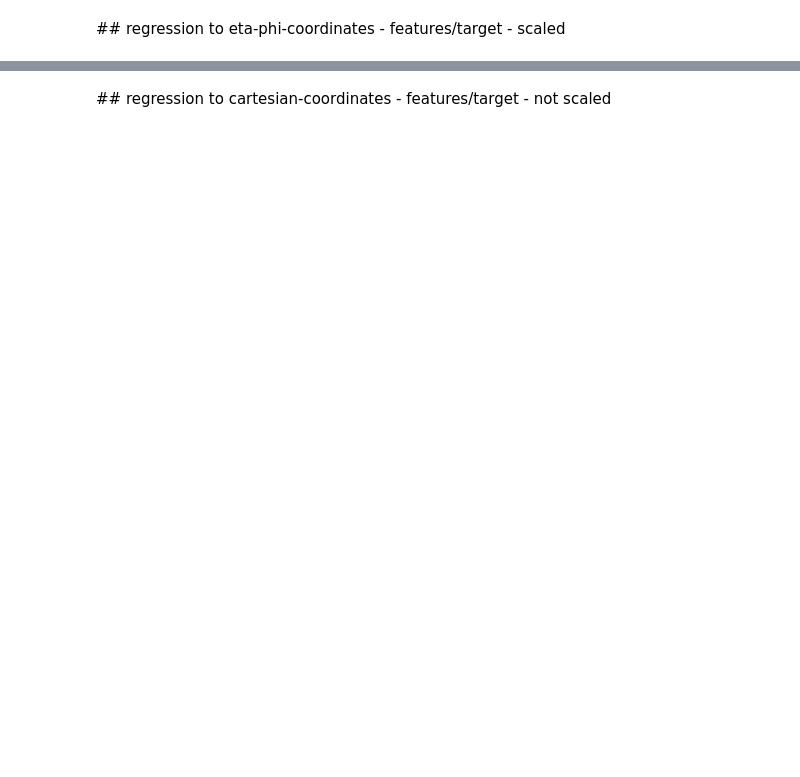
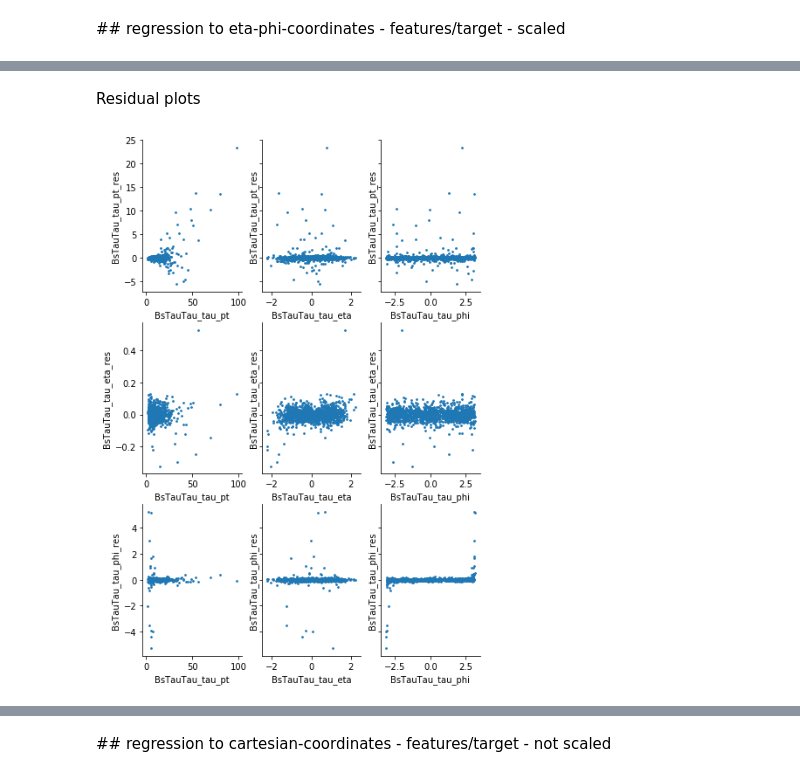
Before and after one commit to hevjinyarar/BsTauTau, a Jupyter notebook: Regression - CatBoost.ipynb, the cells around one changed output, grey strips where cells are left out. Saved outputs shown, nothing was run; the diff lists cells and outputs as text; code cells hidden in the pictures; blank space fills up the shorter version.

```diff
--- a/Regression - CatBoost.ipynb
+++ b/Regression - CatBoost.ipynb
@@ -133,0 +198,32 @@ ax3.legend();
+# %% [markdown]
+Residual plots
+# %%
+targets = full_labels.iloc[index_test,:3]
+preds = preds_df
+residuals = targets - preds.values
+residuals.columns = ['BsTauTau_tau_pt_res', 'BsTauTau_tau_eta_res', 'BsTauTau_tau_phi_res']
+residuals_df = pd.concat((residuals.reset_index(), targets.reset_index()), axis=1)
+
+
+g = sns.PairGrid(residuals_df, y_vars= ['BsTauTau_tau_pt_res',  'BsTauTau_tau_eta_res', 'BsTauTau_tau_phi_res'], x_vars = ['BsTauTau_tau_pt',  'BsTauTau_tau_eta', 'BsTauTau_tau_phi'], height=3, aspect=0.7)
+g = g.map(plt.scatter, s = 3)
+plt.subplots_adjust(hspace=0.2, wspace=0.2)
+
+xlabels,ylabels = [],[]
+
+for ax in g.axes[-1,:]:
+    xlabel = ax.xaxis.get_label_text()
+    xlabels.append(xlabel)
+for ax in g.axes[:,0]:
+    ylabel = ax.yaxis.get_label_text()
+    ylabels.append(ylabel)
+
+for i in range(len(xlabels)):
+    for j in range(len(ylabels)):
+        g.axes[j,i].tick_params(axis='x',labelbottom = True)
+        g.axes[j,i].xaxis.set_label_text(xlabels[i])
+        g.axes[j,i].yaxis.set_label_text(ylabels[j])
+
+plt.savefig("s3.png")
+# %% [output]
+[figure, added]
```
Also changed, not shown: parts of 36 cells of this notebook, 1 other file.
